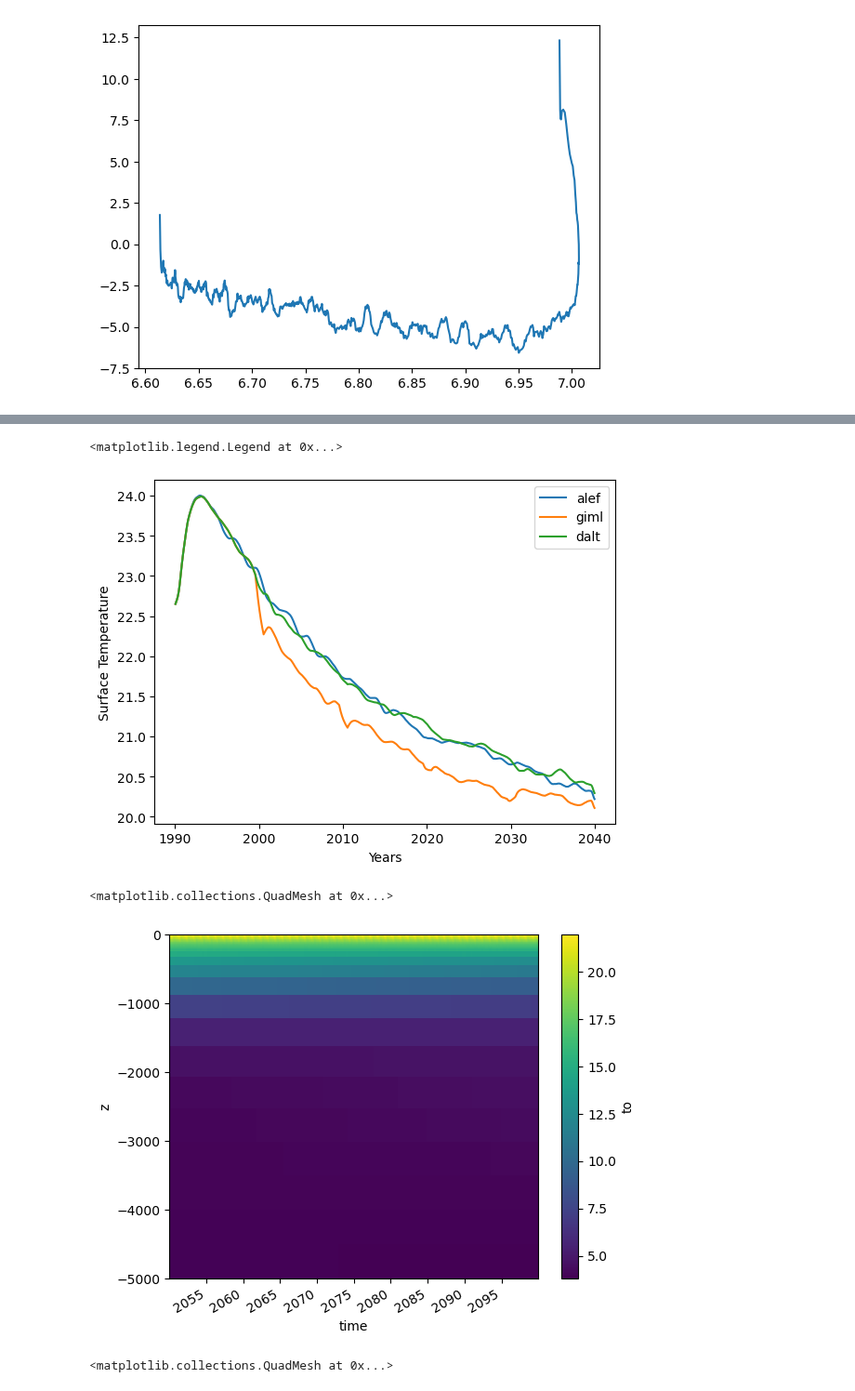
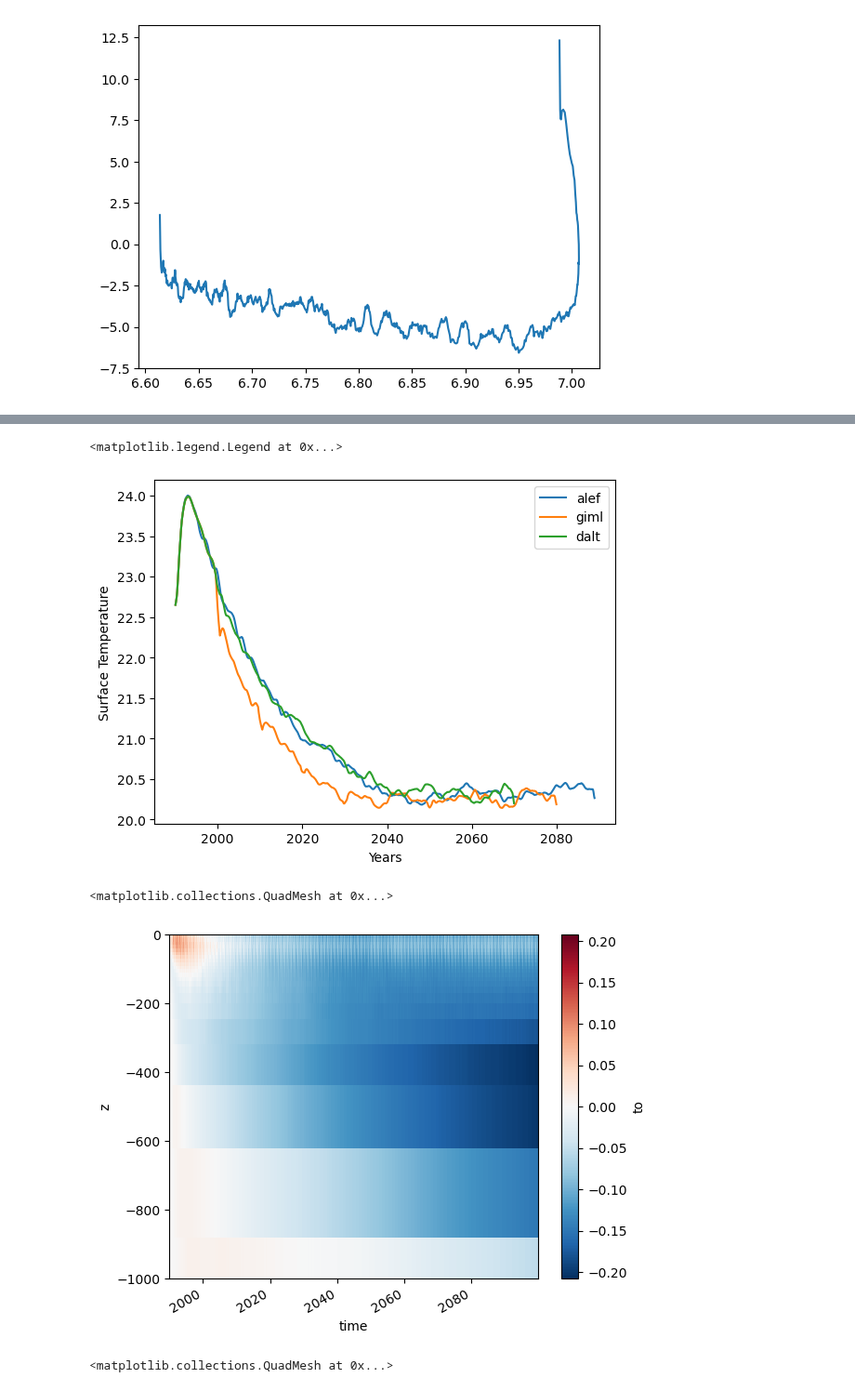
Before and after one commit to asozza/stece, a Jupyter notebook: goat/test_plots.ipynb, the cells around one changed output, grey strips where cells are left out. Shown at 93% size. Drawn from its saved outputs; the diff is of its cells as text; code cells hidden in the pictures.

```diff
--- a/goat/test_plots.ipynb
+++ b/goat/test_plots.ipynb
@@ -147,18 +194,18 @@ plt.gca().legend(('alef','giml','dalt'))
 # %%
-gp.plot_ts_ma3d_sub('alef', 1990, 2040, 'to', 0, 9, 1)
-gp.plot_ts_ma3d_sub('giml', 1990, 2040, 'to', 0, 9, 1)
-gp.plot_ts_ma3d_sub('dalt', 1990, 2040, 'to', 0, 9, 1)
+gp.plot_ts_ma3d_sub('alef', 1990, 2080, 'to', 0, 9, 1)
+gp.plot_ts_ma3d_sub('giml', 1990, 2080, 'to', 0, 9, 1)
+gp.plot_ts_ma3d_sub('dalt', 1990, 2080, 'to', 0, 9, 1)
 plt.ylabel("Surface Temperature")
 plt.xlabel("Years")
 plt.gca().legend(('alef','giml','dalt'))
 # %% [output]
 <matplotlib.legend.Legend at 0x...>
-[figure, old version]
+[figure, new version]
 # %%
-gp.plot_hovmoller('alef', 2050, 2100, 'to')
+gp.plot_hovmoller('alef', 1990, 2100, 'to', 0, 1000, 0, 0)
 # %% [output]
 <matplotlib.collections.QuadMesh at 0x...>
-[figure, old version]
+[figure, new version]
 # %%
 gp.plot_hovmoller('alef', 1990, 2100, 'so')
 # %% [output]
```
Also changed, not shown: parts of 22 cells of this notebook, 27 other files.
